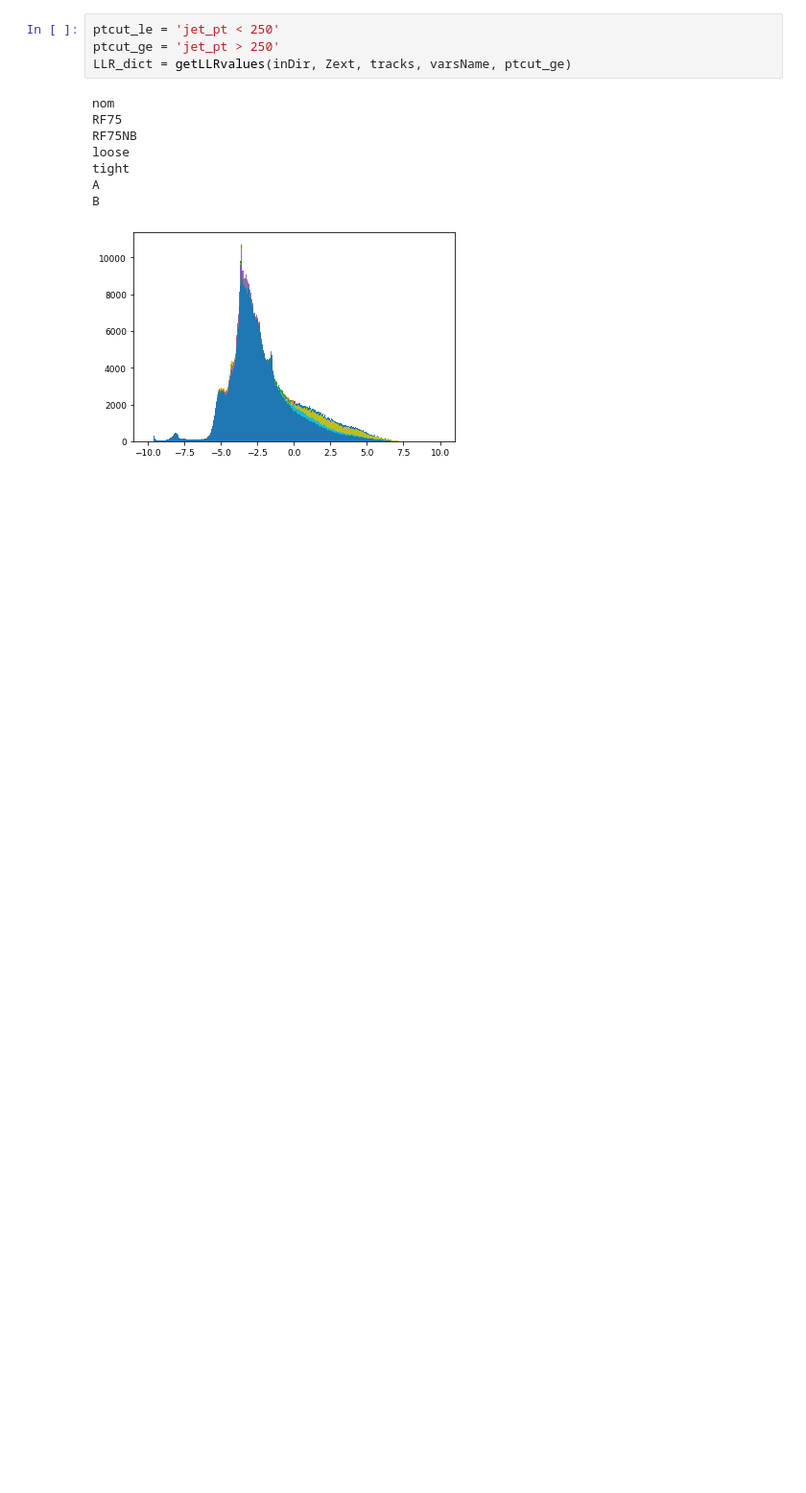
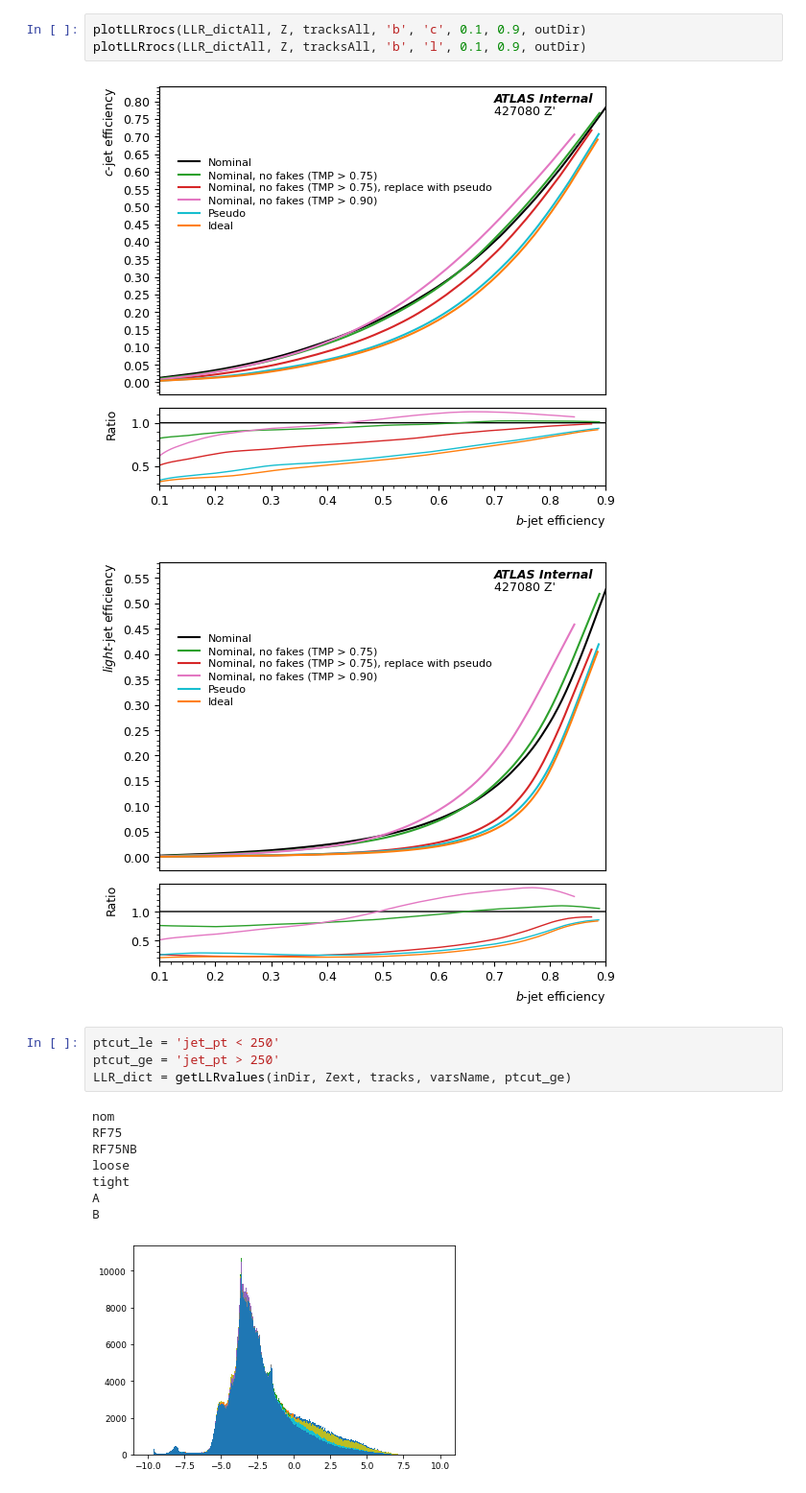
Before and after one commit to ava-lee/TrackingAnalysis, a Jupyter notebook: JF_LLR_ROC.ipynb, the cells around one changed output. Shown at 96% size. Drawn from its saved outputs; the diff is of its cells as text; blank space fills up the shorter version.

```diff
--- a/JF_LLR_ROC.ipynb
+++ b/JF_LLR_ROC.ipynb
@@ -111,3 +159,9 @@ def wsize(y_array):
+# %%
+plotLLRrocs(LLR_dictAll, Z, tracksAll, 'b', 'c', 0.1, 0.9, outDir)
+plotLLRrocs(LLR_dictAll, Z, tracksAll, 'b', 'l', 0.1, 0.9, outDir)
+# %% [output]
+[figure, added]
+[figure, added]
 # %%
 ptcut_le = 'jet_pt < 250'
 ptcut_ge = 'jet_pt > 250'
```
Also changed, not shown: parts of 4 cells of this notebook, 3 other files.
